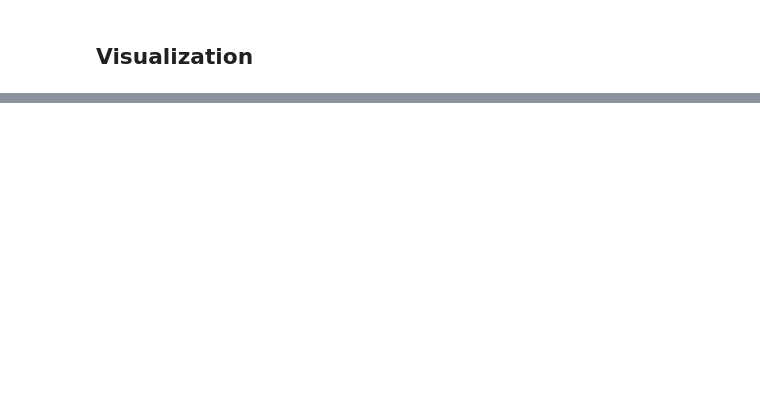
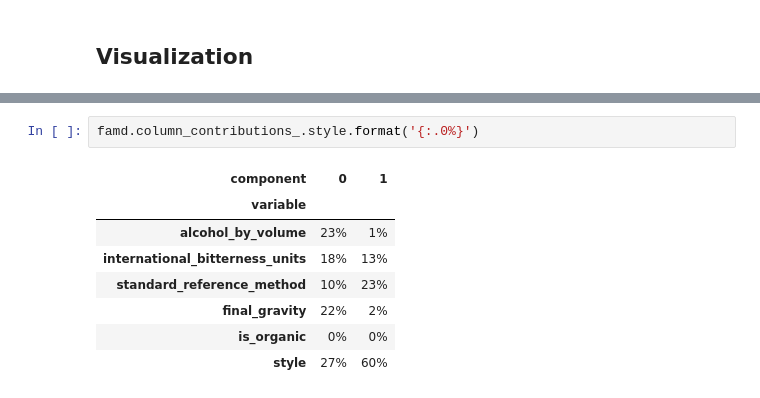
Before and after one commit to MaxHalford/prince, a Jupyter notebook: docs/content/famd.ipynb, the cells around one changed output, grey strips where cells are left out. Drawn from its saved outputs; the diff is of its cells as text; blank space fills up the shorter version.

Commit message:
implement famd column_contributions

```diff
--- a/docs/content/famd.ipynb
+++ b/docs/content/famd.ipynb
@@ -82,0 +101,11 @@ famd.plot(
+# %%
+famd.column_contributions_.style.format('{:.0%}')
+# %% [output]
+| component | 0 | 1 |
+| variable |  |  |
+| alcohol_by_volume | 23% | 1% |
+| international_bitterness_units | 18% | 13% |
+| standard_reference_method | 10% | 23% |
+| final_gravity | 22% | 2% |
+| is_organic | 0% | 0% |
+| style | 27% | 60% |
```
Also changed, not shown: parts of 7 cells of this notebook, 6 other files.
